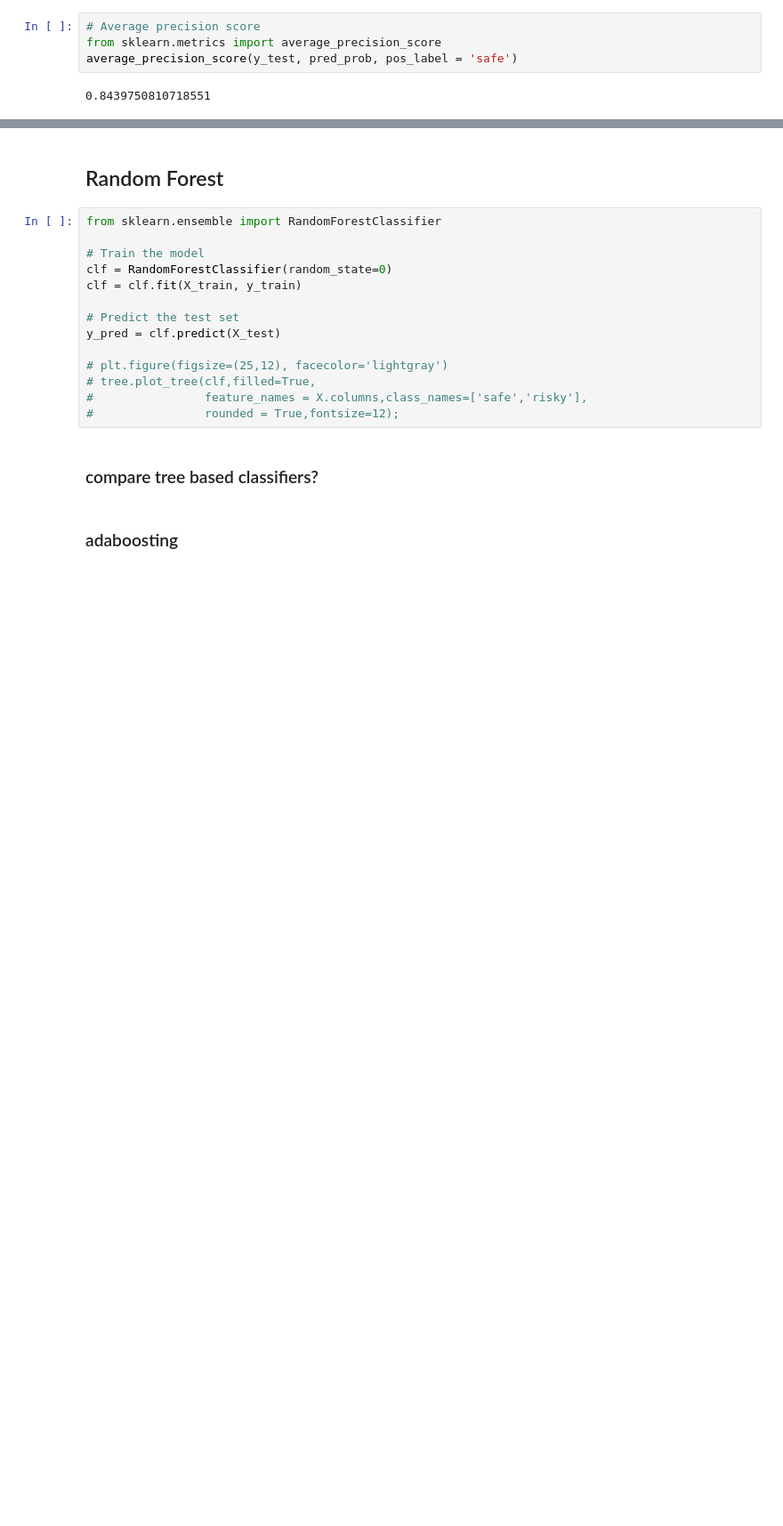
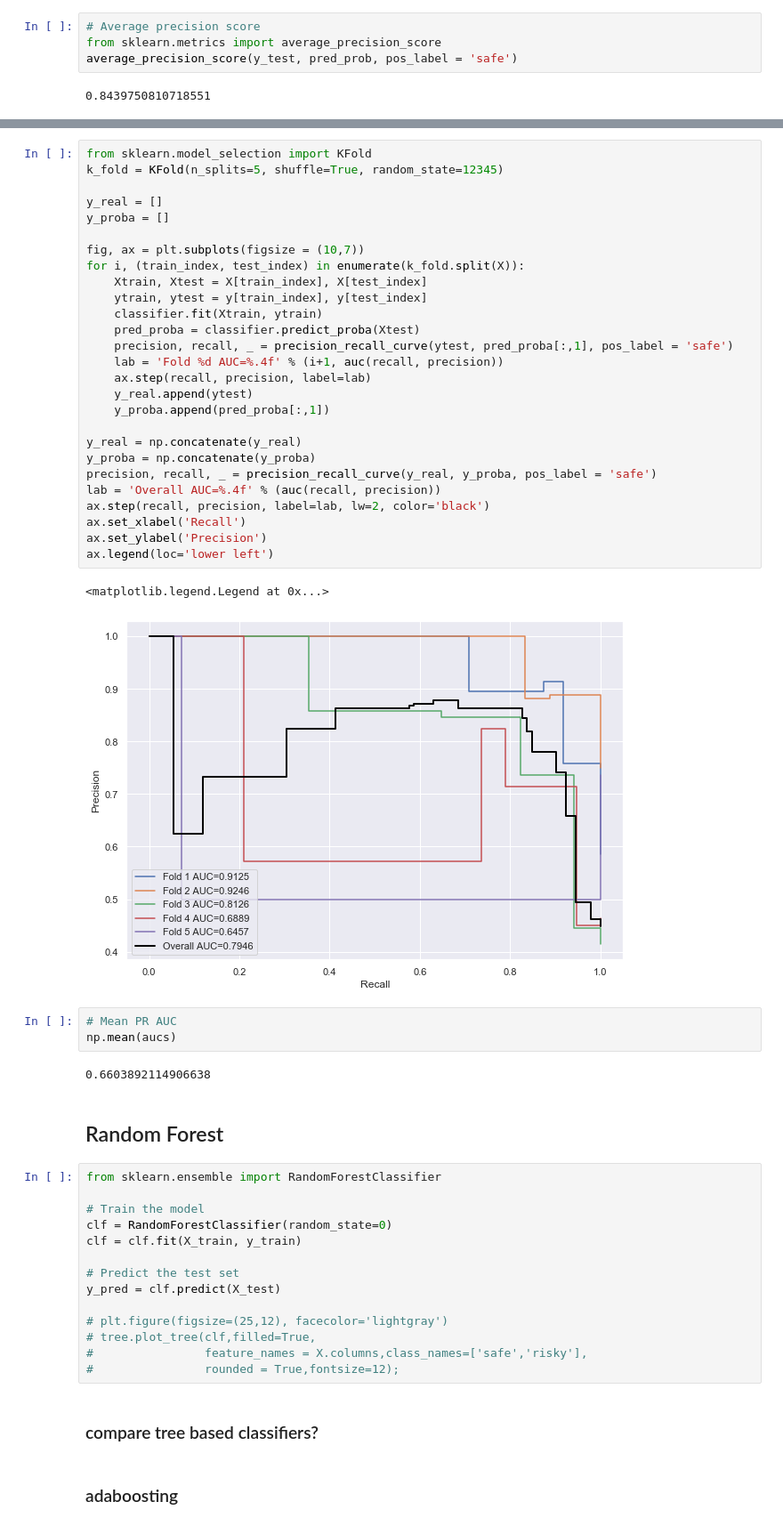
Before and after one commit to christinalchang/ucdavis-sta160, a Jupyter notebook: automobile.ipynb, the cells around one changed output, grey strips where cells are left out. Shown at 89% size. Cells and saved outputs as stored; diff of their text form; blank space fills up the shorter version.

```diff
--- a/automobile.ipynb
+++ b/automobile.ipynb
@@ -660,3 +799,38 @@ average_precision_score(y_test, pred_prob, pos_label = 'safe')
+# %%
+from sklearn.model_selection import KFold
+k_fold = KFold(n_splits=5, shuffle=True, random_state=12345)
+
+y_real = []
+y_proba = []
+
+fig, ax = plt.subplots(figsize = (10,7))
+for i, (train_index, test_index) in enumerate(k_fold.split(X)):
+    Xtrain, Xtest = X[train_index], X[test_index]
+    ytrain, ytest = y[train_index], y[test_index]
+    classifier.fit(Xtrain, ytrain)
+    pred_proba = classifier.predict_proba(Xtest)
+    precision, recall, _ = precision_recall_curve(ytest, pred_proba[:,1], pos_label = 'safe')
+    lab = 'Fold %d AUC=%.4f' % (i+1, auc(recall, precision))
+    ax.step(recall, precision, label=lab)
+    y_real.append(ytest)
+    y_proba.append(pred_proba[:,1])
+
+y_real = np.concatenate(y_real)
+y_proba = np.concatenate(y_proba)
+precision, recall, _ = precision_recall_curve(y_real, y_proba, pos_label = 'safe')
+lab = 'Overall AUC=%.4f' % (auc(recall, precision))
+ax.step(recall, precision, label=lab, lw=2, color='black')
+ax.set_xlabel('Recall')
+ax.set_ylabel('Precision')
+ax.legend(loc='lower left')
+# %% [output]
+<matplotlib.legend.Legend at 0x...>
+[figure, added]
+# %%
+# Mean PR AUC
+np.mean(aucs)
+# %% [output]
+0.6603892114906638
 # %% [markdown]
 ## Random Forest
 # %%
```
Also changed, not shown: parts of 9 cells of this notebook, 1 other file.
